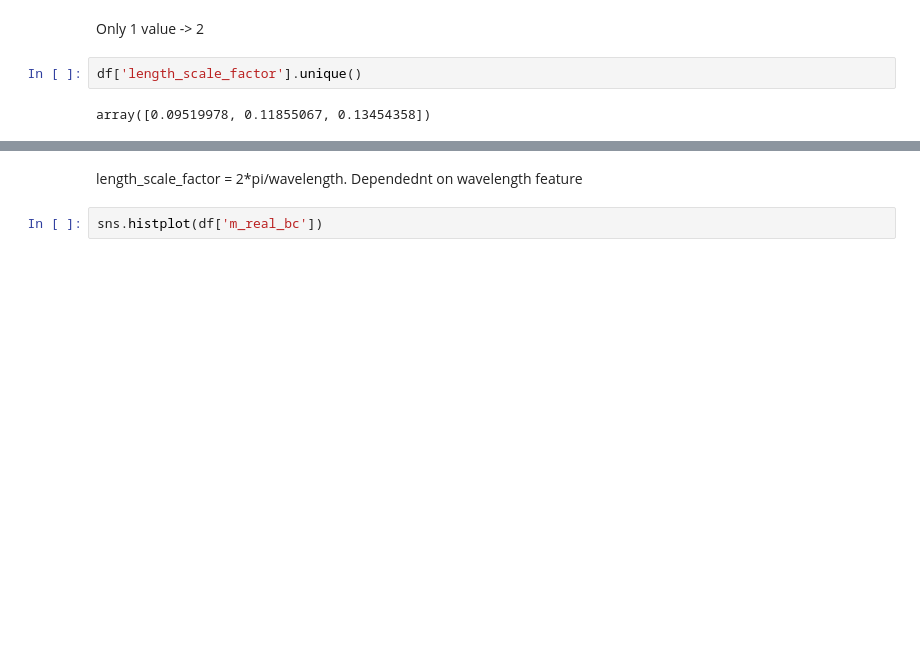
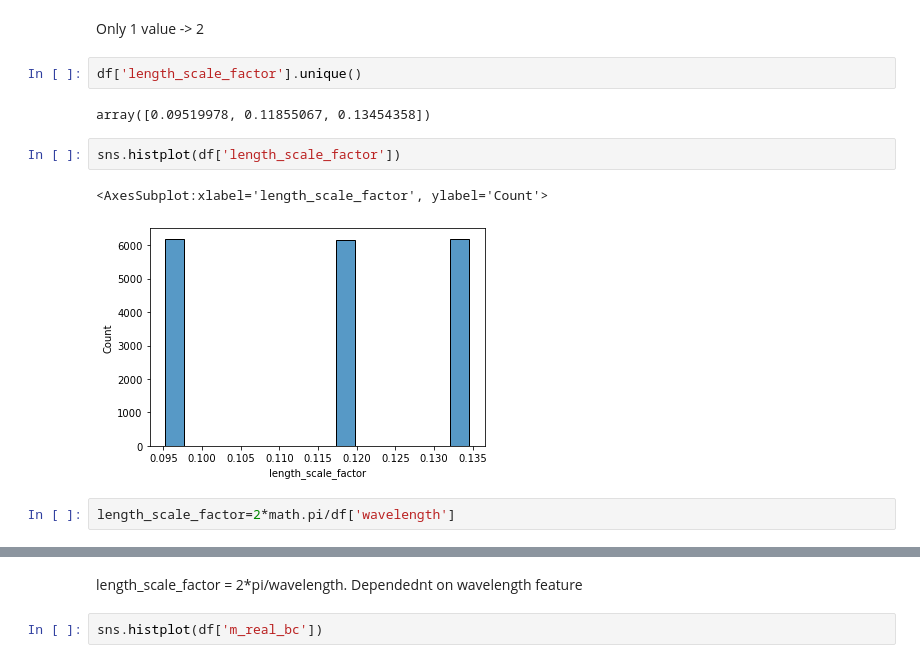
Before and after one commit to jaikrishna-patil/BC-Aerosol-Project, a Jupyter notebook: Notebooks/Understanding new data.ipynb, the cells around one changed output, grey strips where cells are left out. Drawn from its saved outputs; the diff is of its cells as text; blank space fills up the shorter version.

```diff
--- a/Notebooks/Understanding new data.ipynb
+++ b/Notebooks/Understanding new data.ipynb
@@ -157,3 +157,10 @@ Only 1 value -> 2
 df['length_scale_factor'].unique()
 # %% [output]
 array([0.09519978, 0.11855067, 0.13454358])
+# %%
+sns.histplot(df['length_scale_factor'])
+# %% [output]
+<AxesSubplot:xlabel='length_scale_factor', ylabel='Count'>
+[figure, added]
+# %%
+length_scale_factor=2*math.pi/df['wavelength']
```
Also changed, not shown: parts of 10 cells of this notebook, 8 other files.
